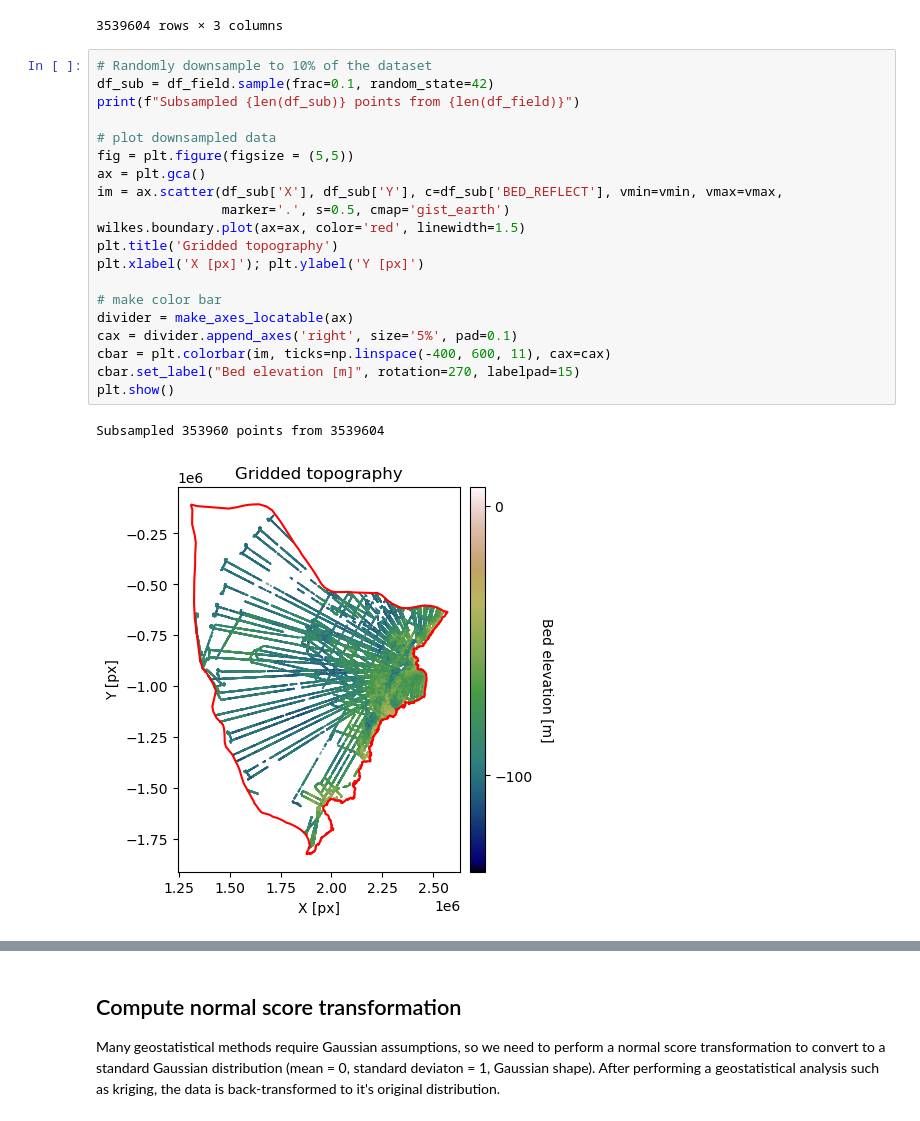
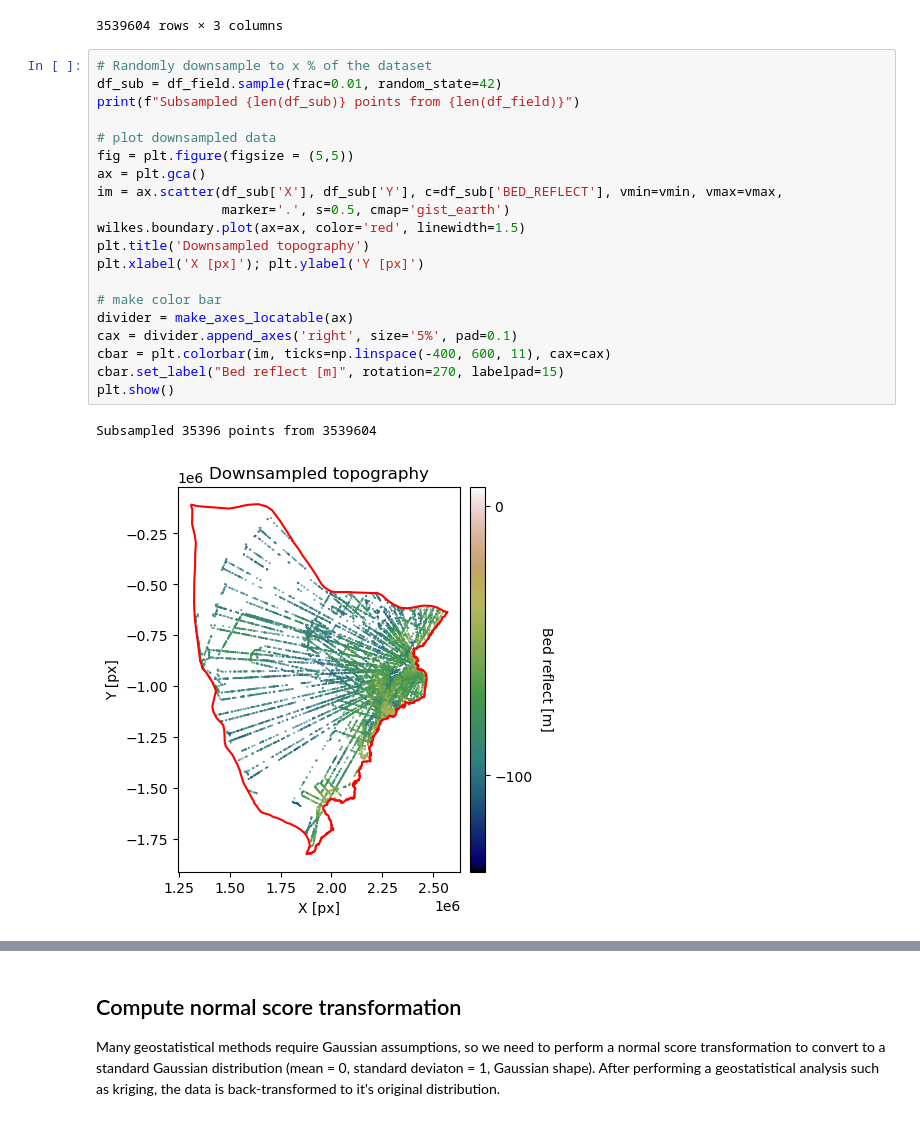
Before and after one commit to elizadawson/gstatsimbook, a Jupyter notebook: 1_Experimental_Variogram.ipynb, the cells around one changed output, grey strips where cells are left out. Saved outputs shown, nothing was run; the diff lists cells and outputs as text.

```diff
--- a/1_Experimental_Variogram.ipynb
+++ b/1_Experimental_Variogram.ipynb
@@ -113,28 +113,28 @@ df_field
 | 1144086 | 1.578680e+06 | -3.033764e+05 | NaN |
 3539604 rows × 3 columns
 # %%
-# Randomly downsample to 10% of the dataset
-df_sub = df_field.sample(frac=0.1, random_state=42)
+# Randomly downsample to x % of the dataset
+df_sub = df_field.sample(frac=0.01, random_state=42)
 print(f"Subsampled {len(df_sub)} points from {len(df_field)}")
 
 # plot downsampled data
 fig = plt.figure(figsize = (5,5))
 ax = plt.gca()
 im = ax.scatter(df_sub['X'], df_sub['Y'], c=df_sub['BED_REFLECT'], vmin=vmin, vmax=vmax,
                 marker='.', s=0.5, cmap='gist_earth')
 wilkes.boundary.plot(ax=ax, color='red', linewidth=1.5)
-plt.title('Gridded topography')
+plt.title('Downsampled topography')
 plt.xlabel('X [px]'); plt.ylabel('Y [px]')
 
 # make color bar
 divider = make_axes_locatable(ax)
 cax = divider.append_axes('right', size='5%', pad=0.1)
 cbar = plt.colorbar(im, ticks=np.linspace(-400, 600, 11), cax=cax)
-cbar.set_label("Bed elevation [m]", rotation=270, labelpad=15)
+cbar.set_label("Bed reflect [m]", rotation=270, labelpad=15)
 plt.show()
 # %% [output]
-Subsampled 353960 points from 3539604
+Subsampled 35396 points from 3539604
-[figure, old version]
+[figure, new version]
 # %%
 # # grid data to 1000 m resolution
 # res = 100
```
Also changed, not shown: parts of 10 cells of this notebook.
